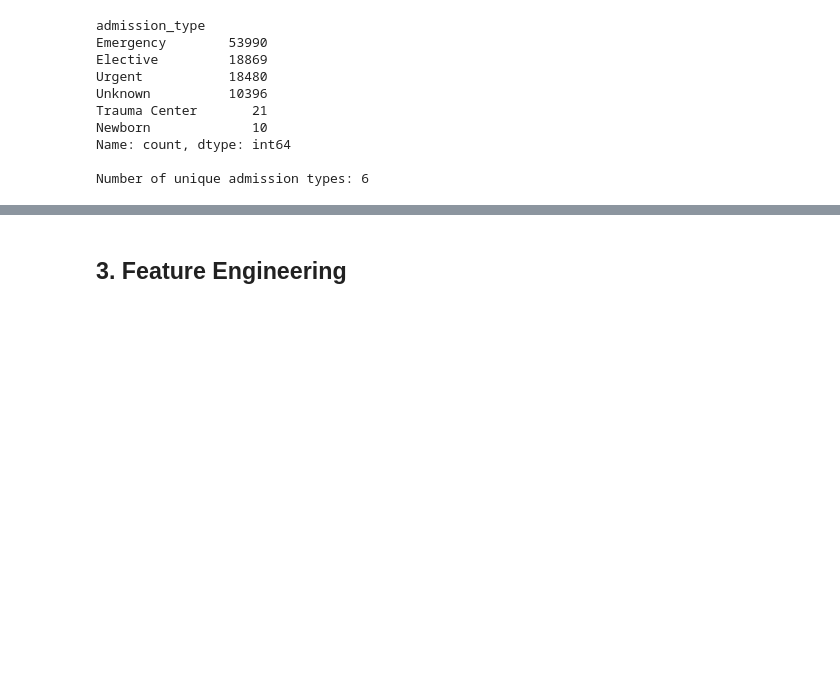
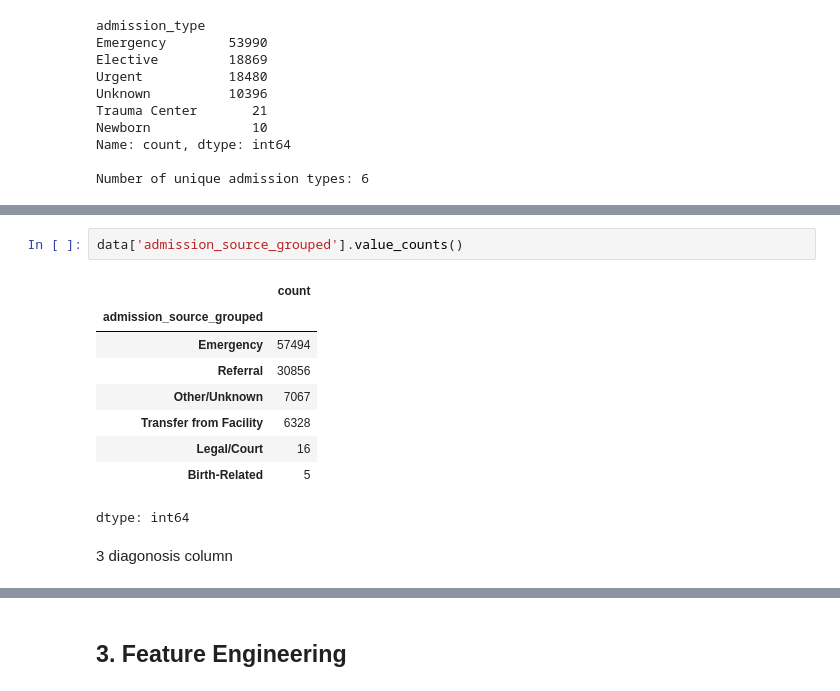
Before and after one commit to bgorai005/CNN, a Jupyter notebook: notebooks/02_feature_engineering.ipynb, the cells around one changed output, grey strips where cells are left out. Saved outputs shown, nothing was run; the diff lists cells and outputs as text; blank space fills up the shorter version.

```diff
--- a/notebooks/02_feature_engineering.ipynb
+++ b/notebooks/02_feature_engineering.ipynb
@@ -149,0 +210,14 @@ data.drop(['discharge_disposition_id'], axis=1, inplace=True)
+# %%
+data['admission_source_grouped'].value_counts()
+# %% [output]
+|  | count |
+| admission_source_grouped |  |
+| Emergency | 57494 |
+| Referral | 30856 |
+| Other/Unknown | 7067 |
+| Transfer from Facility | 6328 |
+| Legal/Court | 16 |
+| Birth-Related | 5 |
+dtype: int64
+# %% [markdown]
+3 diagonosis column
```
Also changed, not shown: parts of 43 cells of this notebook.
